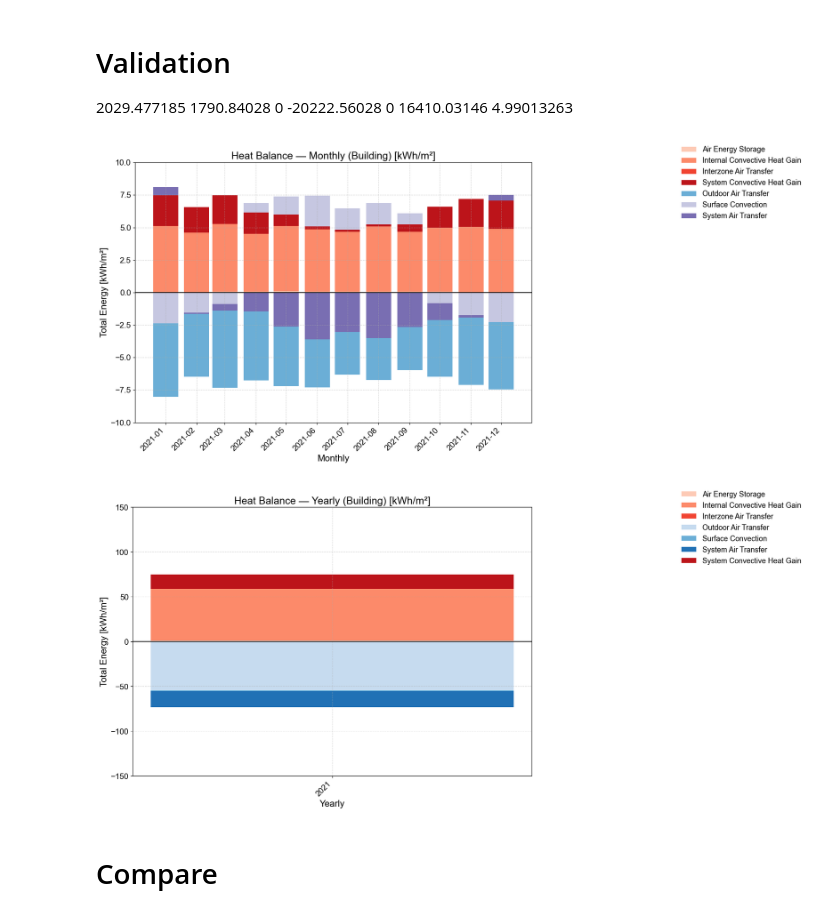
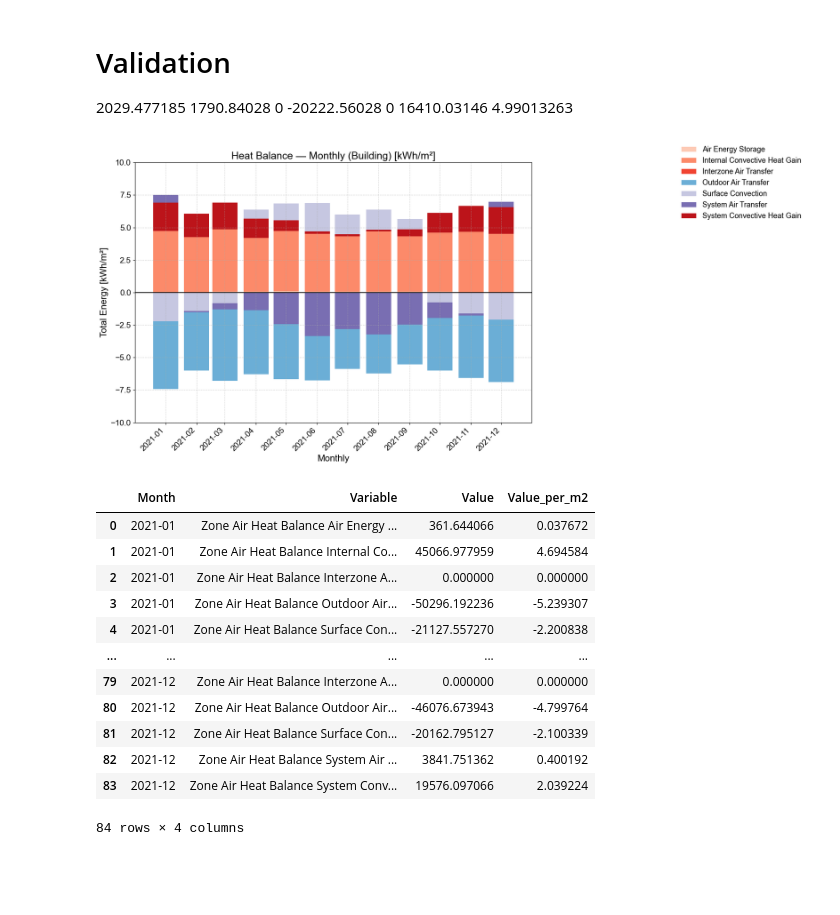
Before and after one commit to RuiBoGithub/eplus_heat_balance, a Jupyter notebook: Test.ipynb, the cells around one changed output. Saved outputs shown, nothing was run; the diff lists cells and outputs as text; code cells hidden in the pictures; blank space fills up the shorter version.

Commit message:
first commit-n

```diff
--- a/Test.ipynb
+++ b/Test.ipynb
@@ -31,42 +29,43 @@ https://unmethours.com/question/20720/energy-plus-calculate-zone-energy-balance-
 2029.477185	1790.84028	0	-20222.56028	0	16410.03146	4.99013263
 # %%
 %matplotlib inline
+import pandas as pd
+from __pltReIDF import (
+    load_long, compute_aggs, get_df, plot_heat_balance,
+    build_zone_meta_from_csvs, build_global_heatbalance_colormap)
+areas = None  # optional
+eplusout_path= "../_base/idf/HVACDetailed-Jul/eplusout.csv"
 
-import pandas as pd
-from _pltReIDF import load_long, compute_aggs, get_df, plot_heat_balance
-
-# If you have zone areas, load them as:
-# areas = pd.read_csv("areas.csv")  # columns: Zone, Area_m2
-areas = None  # optional
-eplusout_path = "../_base/idf/HVACDetailed-Jul/eplusout.csv"
-long_df = load_long(eplusout_path, assume_year=2021, areas_df=areas)
-aggs = compute_aggs(long_df)  # monthly/yearly, building/zonetype/zone in Wh
+zone_meta, _ = build_zone_meta_from_csvs(
+    summary_csv="ref/zones_by_floor_summary.csv",
+    areas_csv="ref/zone_areas.csv",
+    mode="primary"   # or "primary"
+)
+long_df = load_long(eplusout_path, assume_year=2021, zone_meta_df=zone_meta)
+aggs = compute_aggs(long_df)
 # %%
+global_colors = build_global_heatbalance_colormap(long_df)
 
-df_bldg_m = get_df(
-    aggs, scale="monthly", scope="building",
-    units="kWh", per_m2=True, total_area=8894,
-    long_df_for_area=long_df
-)
+# Building plot
+df_bldg = get_df(aggs, scale="monthly", scope="building", units="kWh", per_m2=True, long_df_for_area=long_df)
 
-# Show monthly totals for first few months
-df_bldg_m
-plot_heat_balance(df_bldg_m, scale="monthly", scope="building",ylim_abs=10,
-                  units="kWh", per_m2=True, show_net=False)
+plot_heat_balance(df_bldg, scale="monthly", scope="building",
+                  units="kWh", per_m2=True, global_color_map=global_colors)
 # %% [output]
-[figure, old version]
+[figure, new version]
 # %%
-df_bldg_y = get_df(
-    aggs, scale="yearly", scope="building",
-    units="kWh", per_m2=True, total_area=8894,
-    long_df_for_area=long_df
-)
-
-# Show monthly totals for first few months
-df_bldg_y
-plot_heat_balance(df_bldg_y, scale="yearly", scope="building",ylim_abs=150,
-                  units="kWh", per_m2=True, show_net=False)
+df_bldg = get_df(aggs, scale="yearly", scope="building", units="kWh", per_m2=True, long_df_for_area=long_df)
 # %% [output]
-[figure, removed]
+|  | Month | Variable | Value | Value_per_m2 |
+| 0 | 2021-01 | Zone Air Heat Balance Air Energy ... | 361.644066 | 0.037672 |
+| 1 | 2021-01 | Zone Air Heat Balance Internal Co... | 45066.977959 | 4.694584 |
+| 2 | 2021-01 | Zone Air Heat Balance Interzone A... | 0.000000 | 0.000000 |
+| 3 | 2021-01 | Zone Air Heat Balance Outdoor Air... | -50296.192236 | -5.239307 |
+| 4 | 2021-01 | Zone Air Heat Balance Surface Con... | -21127.557270 | -2.200838 |
+| ... | ... | ... | ... | ... |
+| 79 | 2021-12 | Zone Air Heat Balance Interzone A... | 0.000000 | 0.000000 |
+| 80 | 2021-12 | Zone Air Heat Balance Outdoor Air... | -46076.673943 | -4.799764 |
+| 81 | 2021-12 | Zone Air Heat Balance Surface Con... | -20162.795127 | -2.100339 |
+| 82 | 2021-12 | Zone Air Heat Balance System Air ... | 3841.751362 | 0.400192 |
+| 83 | 2021-12 | Zone Air Heat Balance System Conv... | 19576.097066 | 2.039224 |
+84 rows × 4 columns
-# %% [markdown]
-# Compare
```
Also changed, not shown: parts of 5 cells of this notebook, 7 other files.
